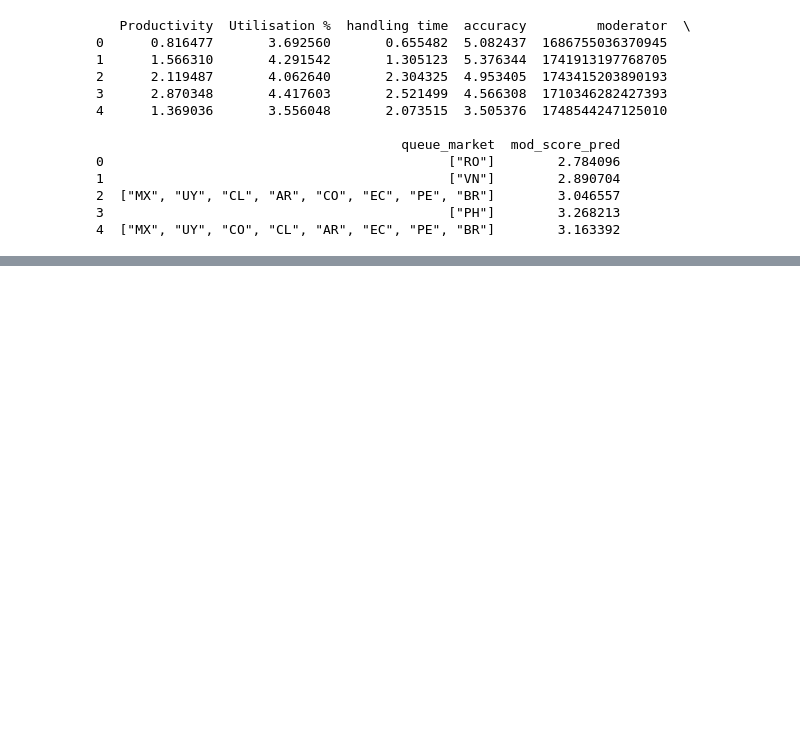
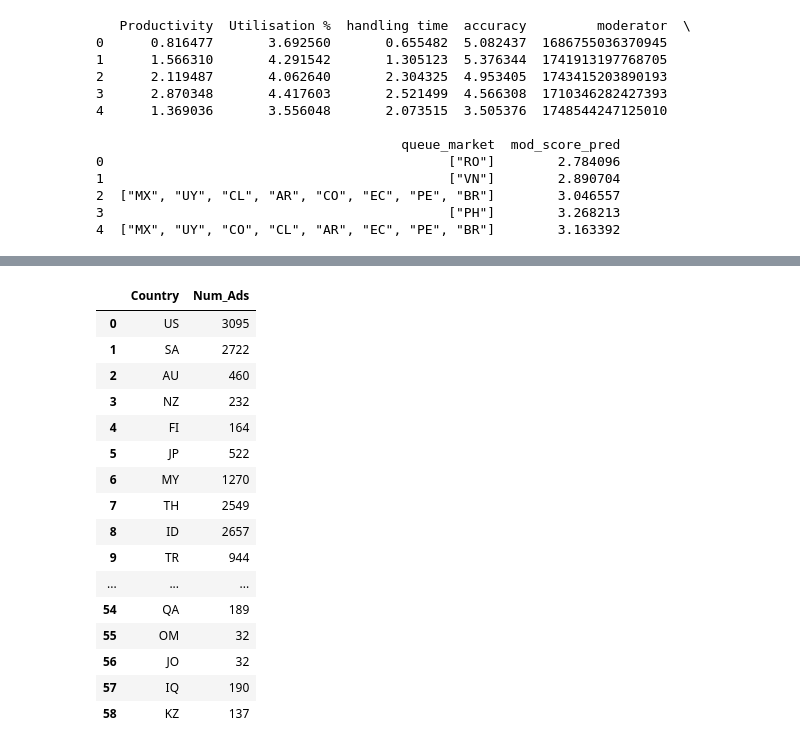
Before and after one commit to Lu-Yi-Fan/Tiktok-hackerthon, a Jupyter notebook: matching.ipynb, the cells around one changed output, grey strips where cells are left out. Cells and saved outputs as stored; diff of their text form; code cells hidden in the pictures; blank space fills up the shorter version.

```diff
--- a/matching.ipynb
+++ b/matching.ipynb
@@ -27,0 +23,21 @@ print(ads_dimension.head())
+# %%
+
+mod_sorted_dict = {
+    country: sorted(ad_data, key=lambda x: x[1], reverse=True)
+    for country, ad_data in country_moderator_dict.items()
+}
+# %%
+ads_dict = {}
+for index, row in ads.iterrows():
+    ad_id = row['ad_id']
+    y_pred = row['ad_score_pred']
+    country =  row['delivery_country']
+    if country in ads_dict:
+        ads_dict[country].append((ad_id,y_pred))
+    else:
+        ads_dict[country] = [(ad_id,y_pred)]
+
+ads_sorted_dict = {
+    country: sorted(ad_data, key=lambda x: x[1], reverse=True)
+    for country, ad_data in ads_dict.items()
+}
@@ -43,0 +138,22 @@ print(mod_dim.head())
+# %%
+## create df to show counts of advertisments
+ads_data = pd.DataFrame(list(country_counts_ads.items()), columns=["Country", "Num_Ads"])
+ads_data
+# %% [output]
+|  | Country | Num_Ads |
+| 0 | US | 3095 |
+| 1 | SA | 2722 |
+| 2 | AU | 460 |
+| 3 | NZ | 232 |
+| 4 | FI | 164 |
+| 5 | JP | 522 |
+| 6 | MY | 1270 |
+| 7 | TH | 2549 |
+| 8 | ID | 2657 |
+| 9 | TR | 944 |
+| ... | ... | ... |
+| 54 | QA | 189 |
+| 55 | OM | 32 |
+| 56 | JO | 32 |
+| 57 | IQ | 190 |
+| 58 | KZ | 137 |
```
Also changed, not shown: parts of 11 cells of this notebook, 3 other files.
